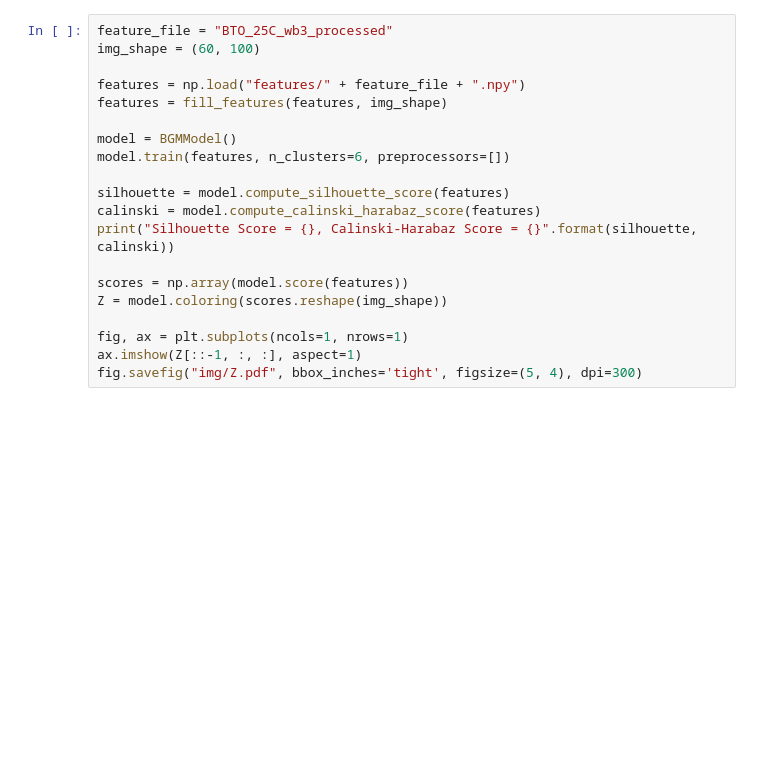
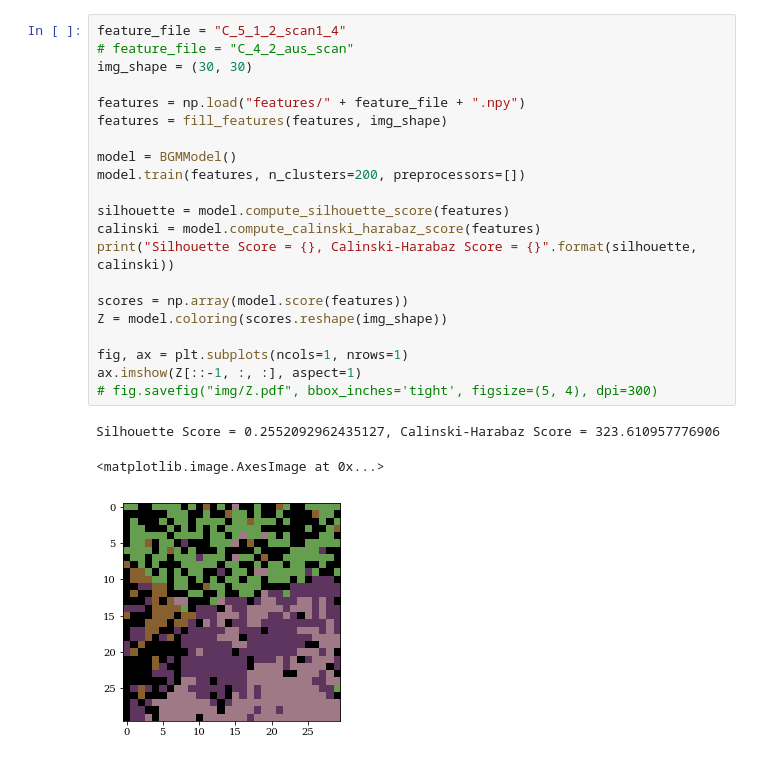
Before and after one commit to xmechanics/canon, a Jupyter notebook: scripts/segment.ipynb, the cells around one changed output. Cells and saved outputs as stored; diff of their text form; blank space fills up the shorter version.

```diff
--- a/scripts/segment.ipynb
+++ b/scripts/segment.ipynb
@@ -27,20 +29,25 @@ def fill_features(features, img_shape):
 # %%
-feature_file = "BTO_25C_wb3_processed"
-img_shape = (60, 100)
+feature_file = "C_5_1_2_scan1_4"
+# feature_file = "C_4_2_aus_scan"
+img_shape = (30, 30)
 
 features = np.load("features/" + feature_file + ".npy")
 features = fill_features(features, img_shape)
 
 model = BGMModel()
-model.train(features, n_clusters=6, preprocessors=[])
+model.train(features, n_clusters=200, preprocessors=[])
 
 silhouette = model.compute_silhouette_score(features)
 calinski = model.compute_calinski_harabaz_score(features)
 print("Silhouette Score = {}, Calinski-Harabaz Score = {}".format(silhouette, calinski))
 
 scores = np.array(model.score(features))
 Z = model.coloring(scores.reshape(img_shape))
 
 fig, ax = plt.subplots(ncols=1, nrows=1)
 ax.imshow(Z[::-1, :, :], aspect=1)
-fig.savefig("img/Z.pdf", bbox_inches='tight', figsize=(5, 4), dpi=300)
+# fig.savefig("img/Z.pdf", bbox_inches='tight', figsize=(5, 4), dpi=300)
+# %% [output]
+Silhouette Score = 0.2552092962435127, Calinski-Harabaz Score = 323.610957776906
+<matplotlib.image.AxesImage at 0x...>
+[figure, added]
```
Also changed, not shown: parts of 1 cell of this notebook, 3 other files.
